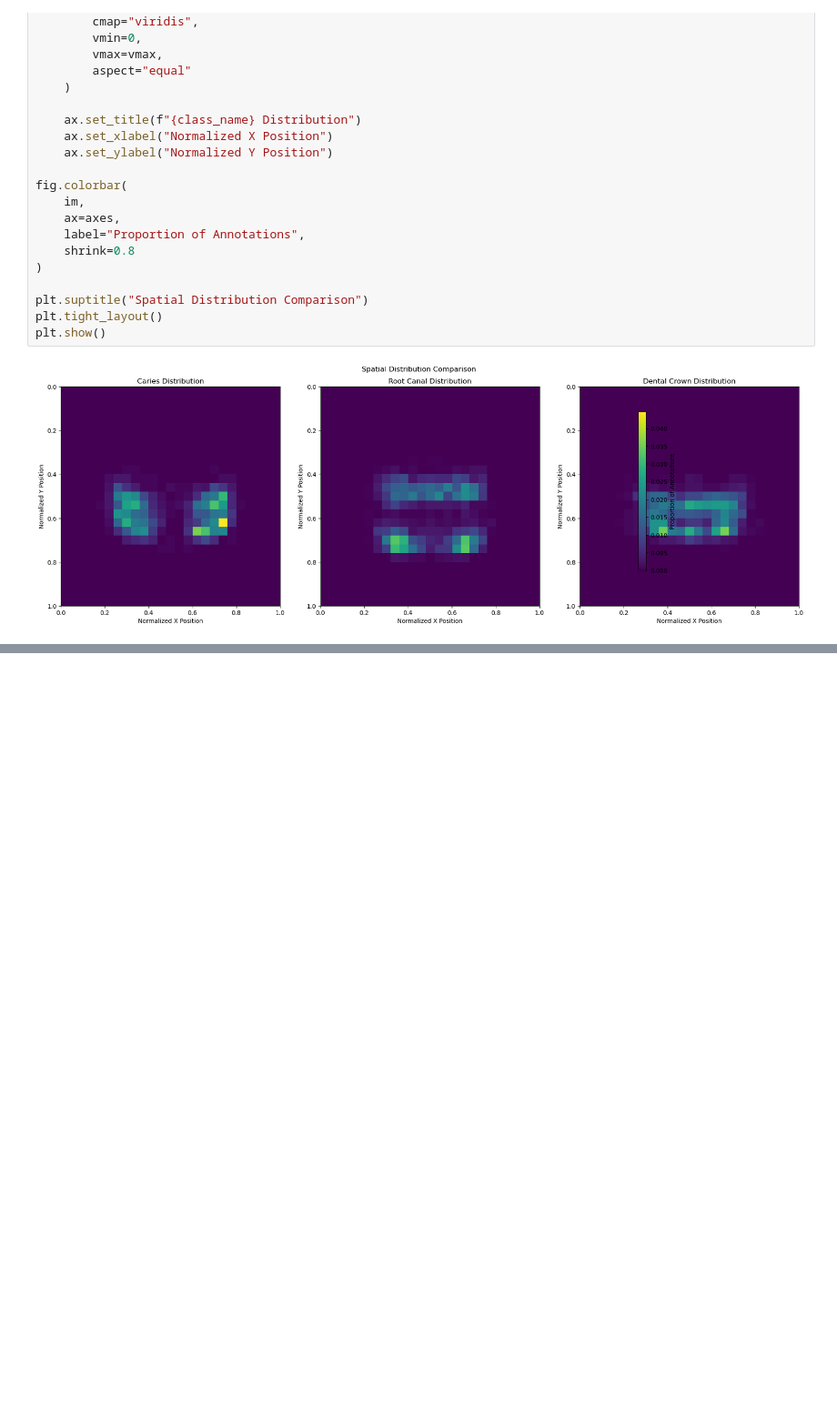
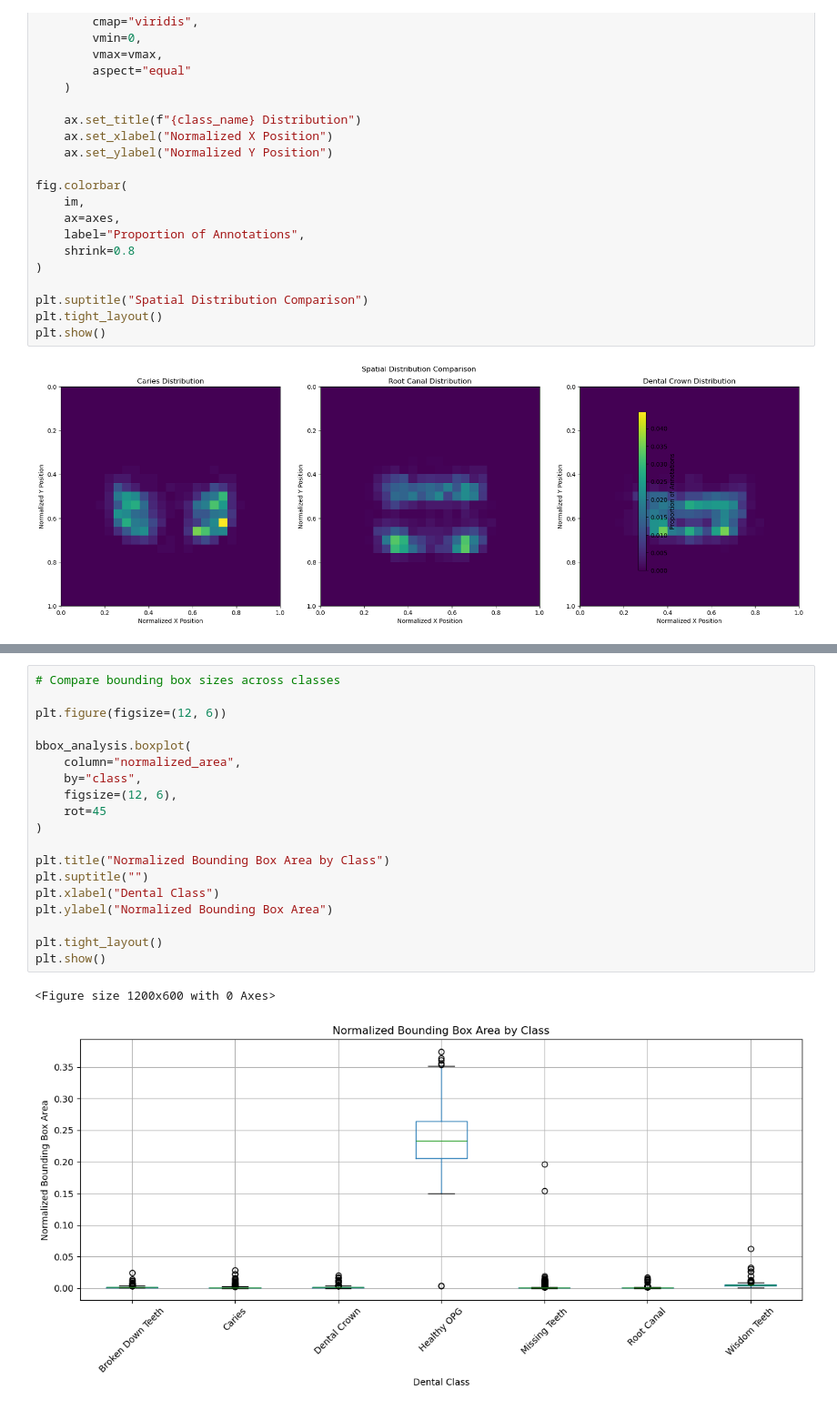
Before and after one commit to amirmahdihaghverdi/dental_p, a Jupyter notebook: MOPG-7/explore.ipynb, the cells around one changed output, grey strips where cells are left out. Shown at 91% size. Saved outputs shown, nothing was run; the diff lists cells and outputs as text; blank space fills up the shorter version.

```diff
--- a/MOPG-7/explore.ipynb
+++ b/MOPG-7/explore.ipynb
@@ -369,0 +600,22 @@ plt.show()
+# %%
+# Compare bounding box sizes across classes
+
+plt.figure(figsize=(12, 6))
+
+bbox_analysis.boxplot(
+    column="normalized_area",
+    by="class",
+    figsize=(12, 6),
+    rot=45
+)
+
+plt.title("Normalized Bounding Box Area by Class")
+plt.suptitle("")
+plt.xlabel("Dental Class")
+plt.ylabel("Normalized Bounding Box Area")
+
+plt.tight_layout()
+plt.show()
+# %% [output]
+<Figure size 1200x600 with 0 Axes>
+[figure, added]
```
Also changed, not shown: parts of 11 cells of this notebook.
